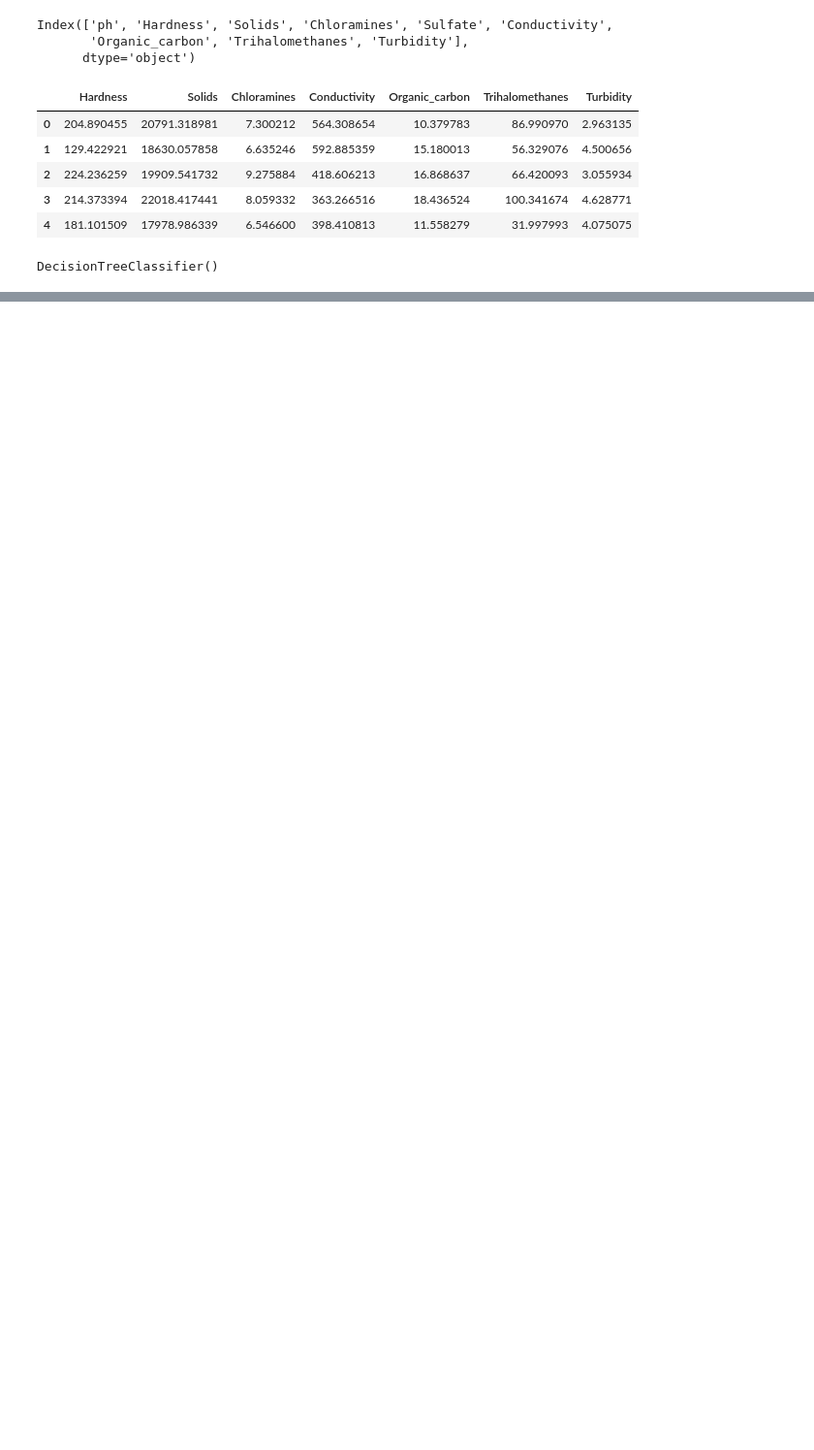
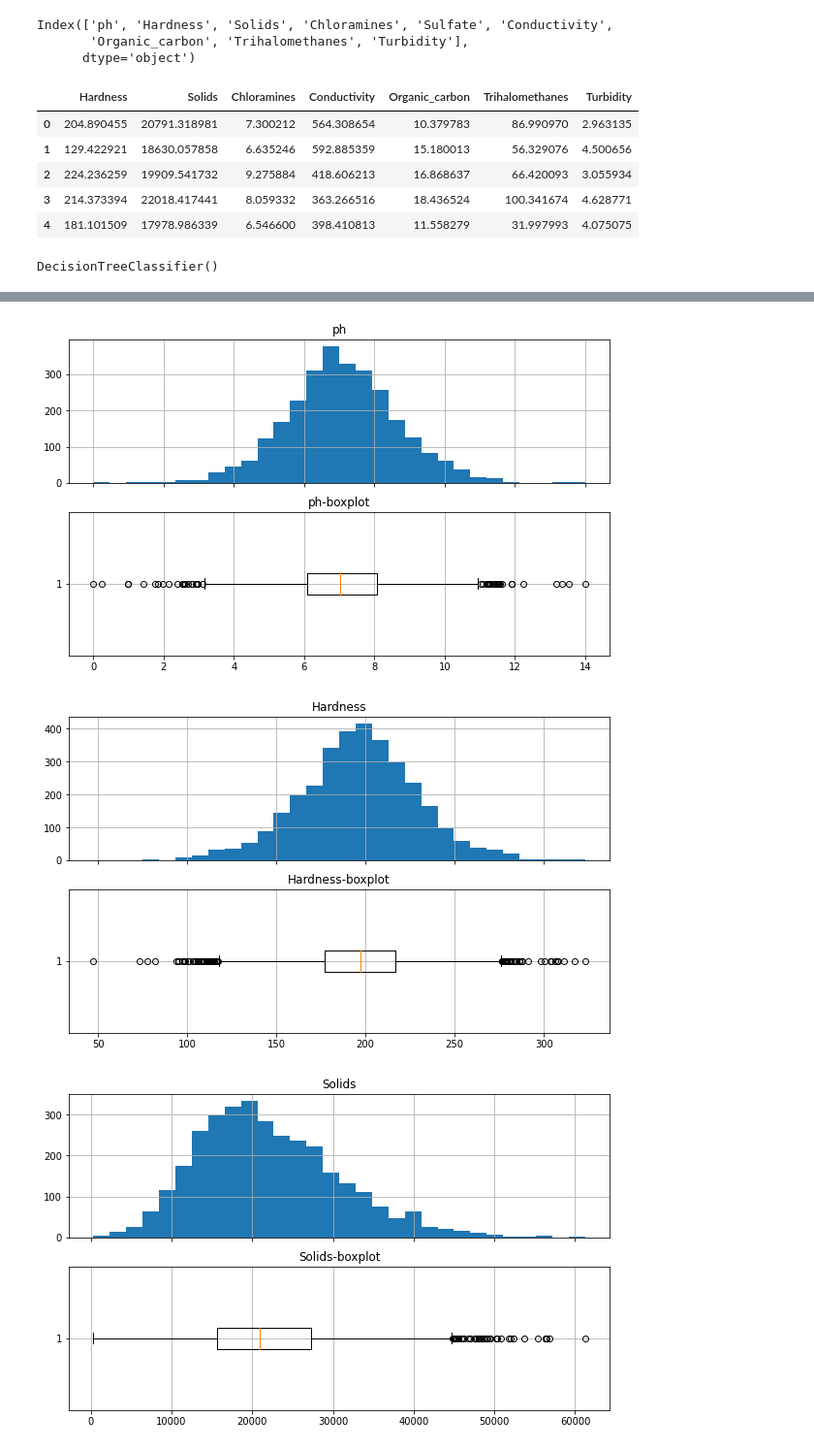
Before and after one commit to vishwan454/water_potability, a Jupyter notebook: water_potability.ipynb, the cells around one changed output, grey strips where cells are left out. Shown at 97% size. Drawn from its saved outputs; the diff is of its cells as text; code cells hidden in the pictures; blank space fills up the shorter version.

```diff
--- a/water_potability.ipynb
+++ b/water_potability.ipynb
@@ -309,2 +302,19 @@ print(accuracy_score(Y_test,new_pred)*100)
 # %%
 # drop data making the model to worse
+# %%
+for i in water.columns:
+    fig, (ax1, ax2) = plt.subplots(2,1, figsize=(10,6), sharex=True)
+
+    ax1.hist(water[i], bins=30)
+    ax1.grid()
+    ax1.set_title(i)
+
+    features_wo_nan = water[~np.isnan(water[i])][i]
+    ax2.boxplot(features_wo_nan, vert=False)
+    ax2.grid()
+    ax2.set_title(i+"-boxplot")
+    plt.show()
+# %% [output]
+[figure, added]
+[figure, added]
+[figure, added]
```
Also changed, not shown: parts of 9 cells of this notebook.
